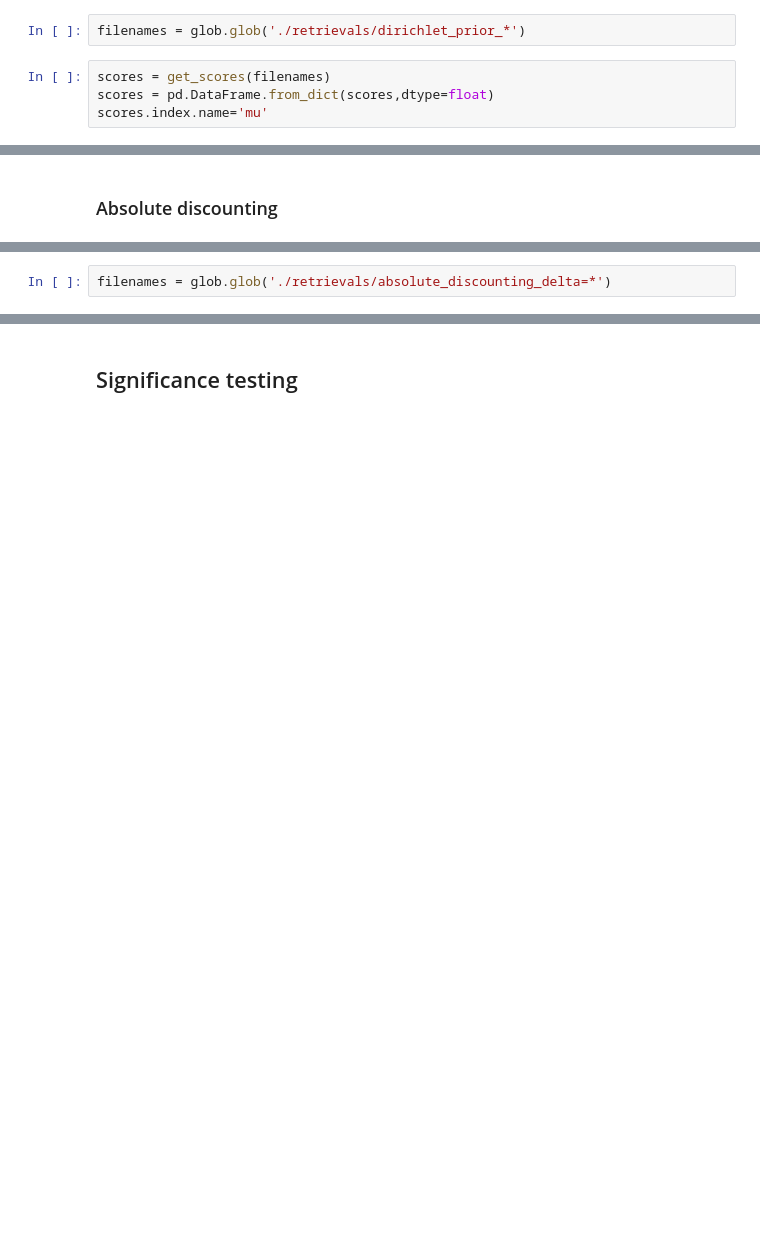
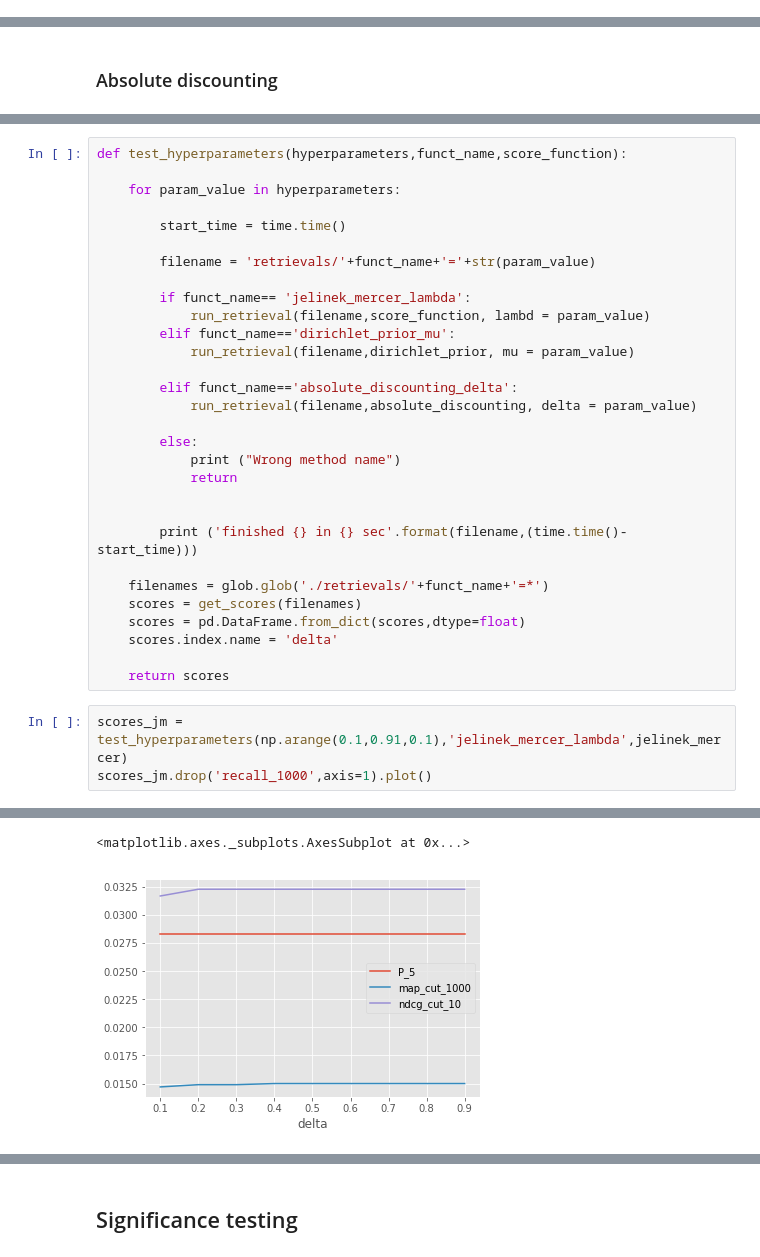
Before and after one commit to littlewine/search-struct-unstruct-data, a Jupyter notebook: assignment 1 guido.ipynb, the cells around one changed output, grey strips where cells are left out. Drawn from its saved outputs; the diff is of its cells as text; blank space fills up the shorter version.

```diff
--- a/assignment 1 guido.ipynb
+++ b/assignment 1 guido.ipynb
@@ -698,6 +486,0 @@ plt.figure(dpi=300); dirich.plot(figsize=(15,5));
-# %%
-filenames = glob.glob('./retrievals/dirichlet_prior_*')
-# %%
-scores = get_scores(filenames)
-scores = pd.DataFrame.from_dict(scores,dtype=float)
-scores.index.name='mu'
@@ -790,2 +527,0 @@ plt.figure(dpi=300); disc.plot(figsize=(15,5));
-# %%
-filenames = glob.glob('./retrievals/absolute_discounting_delta=*')
@@ -797,0 +567,34 @@ scores
+# %%
+def test_hyperparameters(hyperparameters,funct_name,score_function):
+
+    for param_value in hyperparameters:
+
+        start_time = time.time()
+
+        filename = 'retrievals/'+funct_name+'='+str(param_value)
+
+        if funct_name== 'jelinek_mercer_lambda':
+            run_retrieval(filename,score_function, lambd = param_value)
+        elif funct_name=='dirichlet_prior_mu':
+            run_retrieval(filename,dirichlet_prior, mu = param_value)
+
+        elif funct_name=='absolute_discounting_delta':
+            run_retrieval(filename,absolute_discounting, delta = param_value)
+
+        else:
+            print ("Wrong method name")
+            return
+
+
+        print ('finished {} in {} sec'.format(filename,(time.time()-start_time)))
+
+    filenames = glob.glob('./retrievals/'+funct_name+'=*')
+    scores = get_scores(filenames)
+    scores = pd.DataFrame.from_dict(scores,dtype=float)
+    scores.index.name = 'delta'
+
+    return scores
+# %%
+scores_jm = test_hyperparameters(np.arange(0.1,0.91,0.1),'jelinek_mercer_lambda',jelinek_mercer)
+scores_jm.drop('recall_1000',axis=1).plot()
+# %% [output]
@@ -798 +619,3 @@ scores
+<matplotlib.axes._subplots.AxesSubplot at 0x...>
+[figure, added]
 # %%
```
Also changed, not shown: parts of 87 cells of this notebook.
